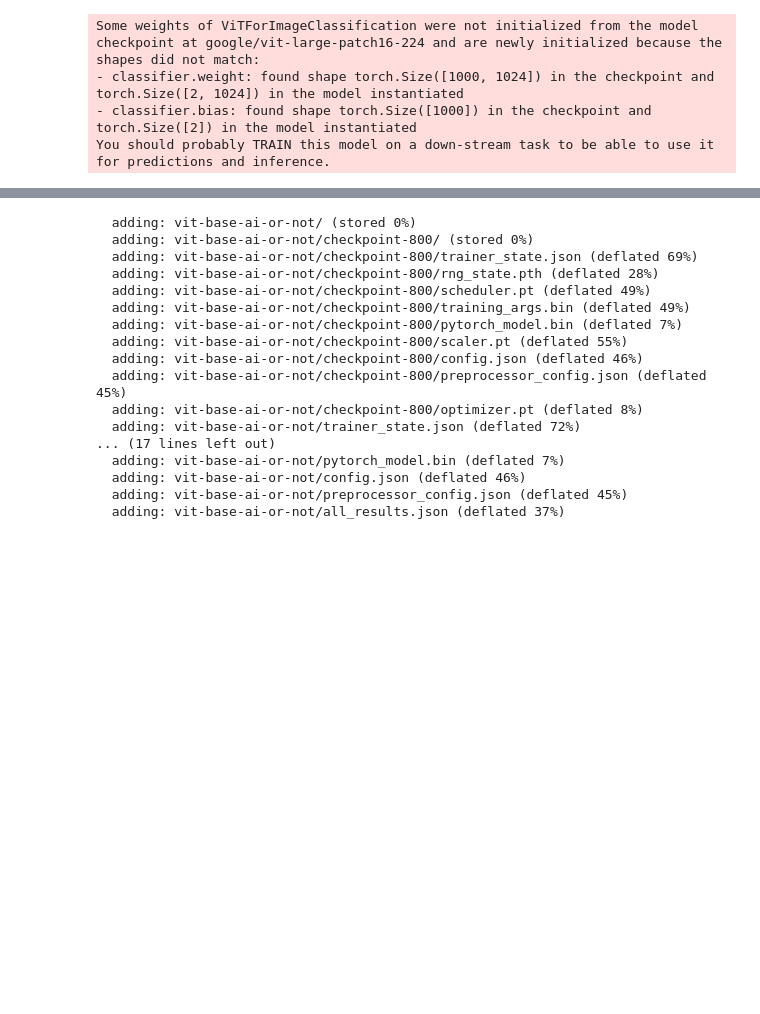
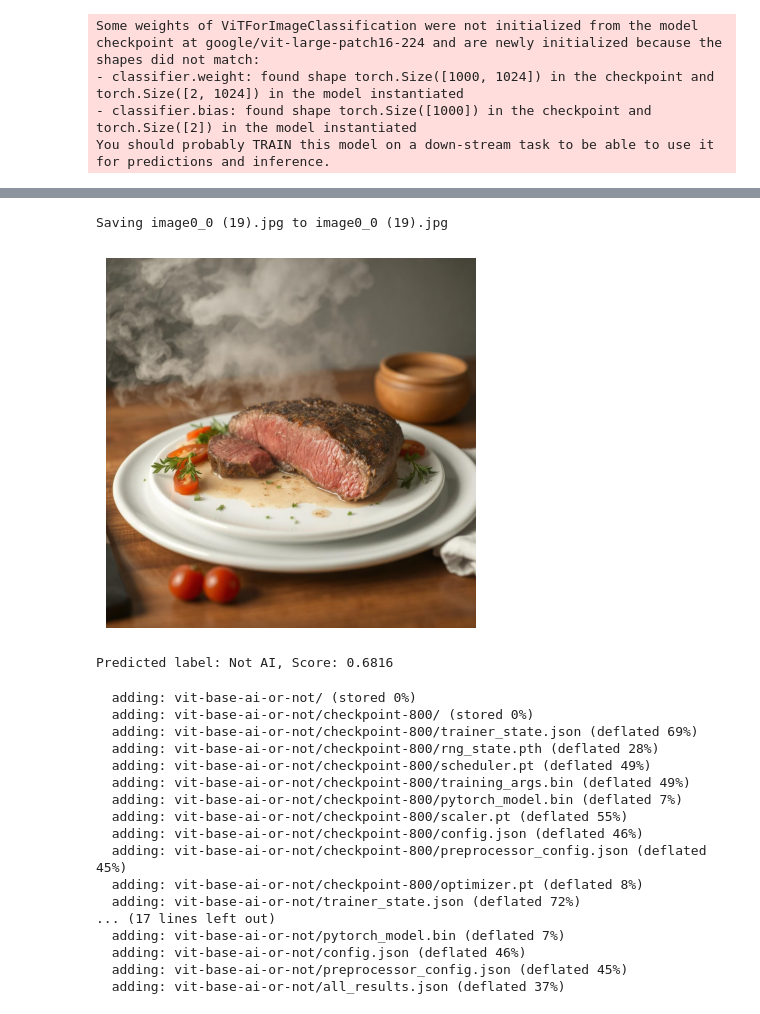
Before and after one commit to leenmajdi003/FactFinderX, a Jupyter notebook: explore.ipynb, the cells around one changed output, grey strips where cells are left out. Cells and saved outputs as stored; diff of their text form; code cells hidden in the pictures; blank space fills up the shorter version.

```diff
--- a/explore.ipynb
+++ b/explore.ipynb
@@ -245,0 +220,41 @@ print(f"Predicted label: {predicted_label}")
+# %%
+from google.colab import files
+from transformers import pipeline
+from PIL import Image
+import matplotlib.pyplot as plt
+
+# تحميل الصورة من الجهاز
+uploaded = files.upload()
+
+# الحصول على اسم الملف
+image_filename = list(uploaded.keys())[0]
+
+# فتح الصورة باستخدام PIL
+image = Image.open(image_filename)
+
+# عرض الصورة
+plt.imshow(image)
+plt.axis('off')
+plt.show()
+
+# استخدام الأنبوب لتصنيف الصورة
+pipe = pipeline("image-classification", model="itsLeen/vit-large-ai-or-not", device=0)  # استخدم device=0 للـ GPU
+
+# إجراء التنبؤ على الصورة
+predictions = pipe(image)
+
+# استخراج أفضل تصنيف (الأعلى نسبة)
+best_prediction = max(predictions, key=lambda x: x['score'])
+
+# خريطة التسميات
+label_map = {
+    "LABEL_0": "Not AI",
+    "LABEL_1": "AI"
+}
+
+# الحصول على اسم التصنيف
+predicted_label = label_map.get(best_prediction['label'], "Unknown")
+
+# عرض النتائج
+print(f"Predicted label: {predicted_label}, Score: {best_prediction['score']:.4f}")
+# %% [output]
@@ -246,3 +262,6 @@ print(f"Predicted label: {predicted_label}")
+Saving image0_0 (19).jpg to image0_0 (19).jpg
+[figure, added]
+Predicted label: Not AI, Score: 0.6816
 # %%
 !zip -r vit-base-ai-or-not.zip vit-base-ai-or-not
 # %% [output]
```
Also changed, not shown: parts of 5 cells of this notebook.
